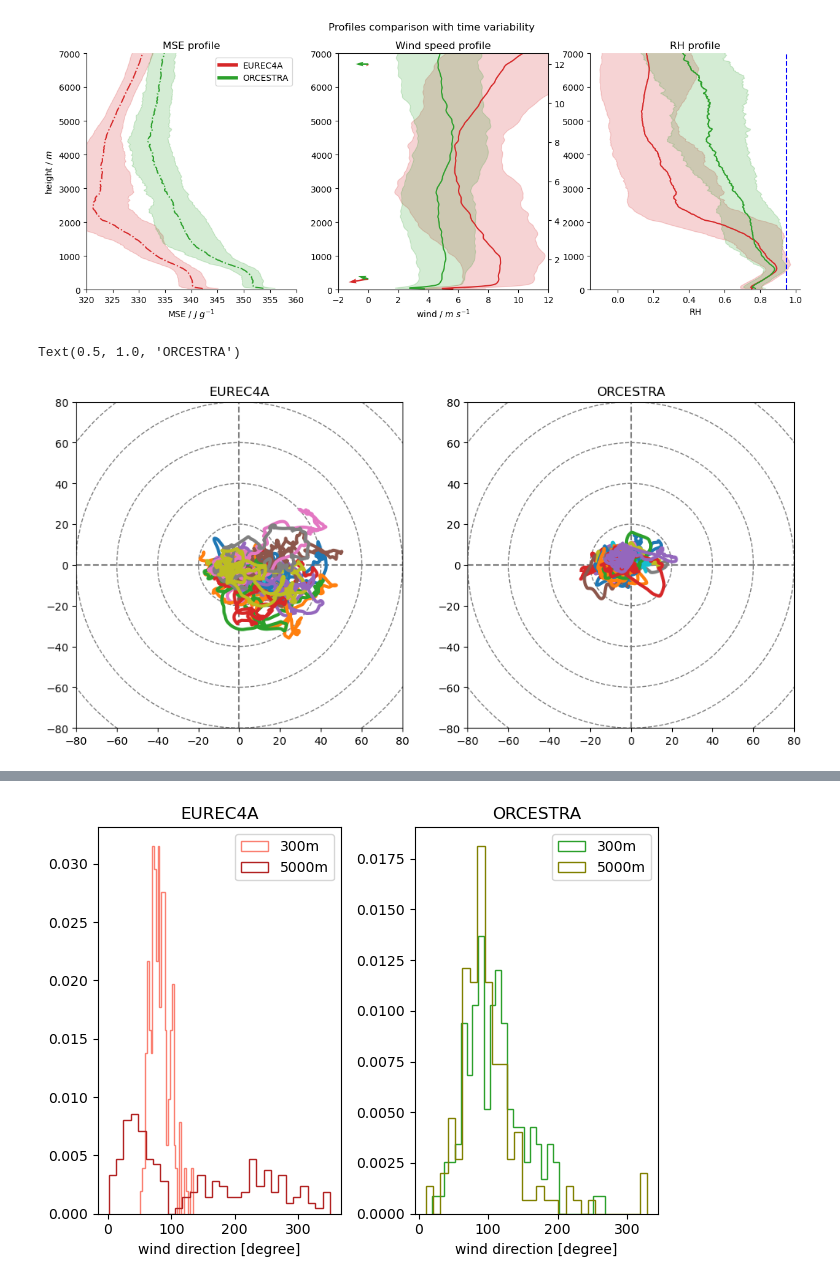
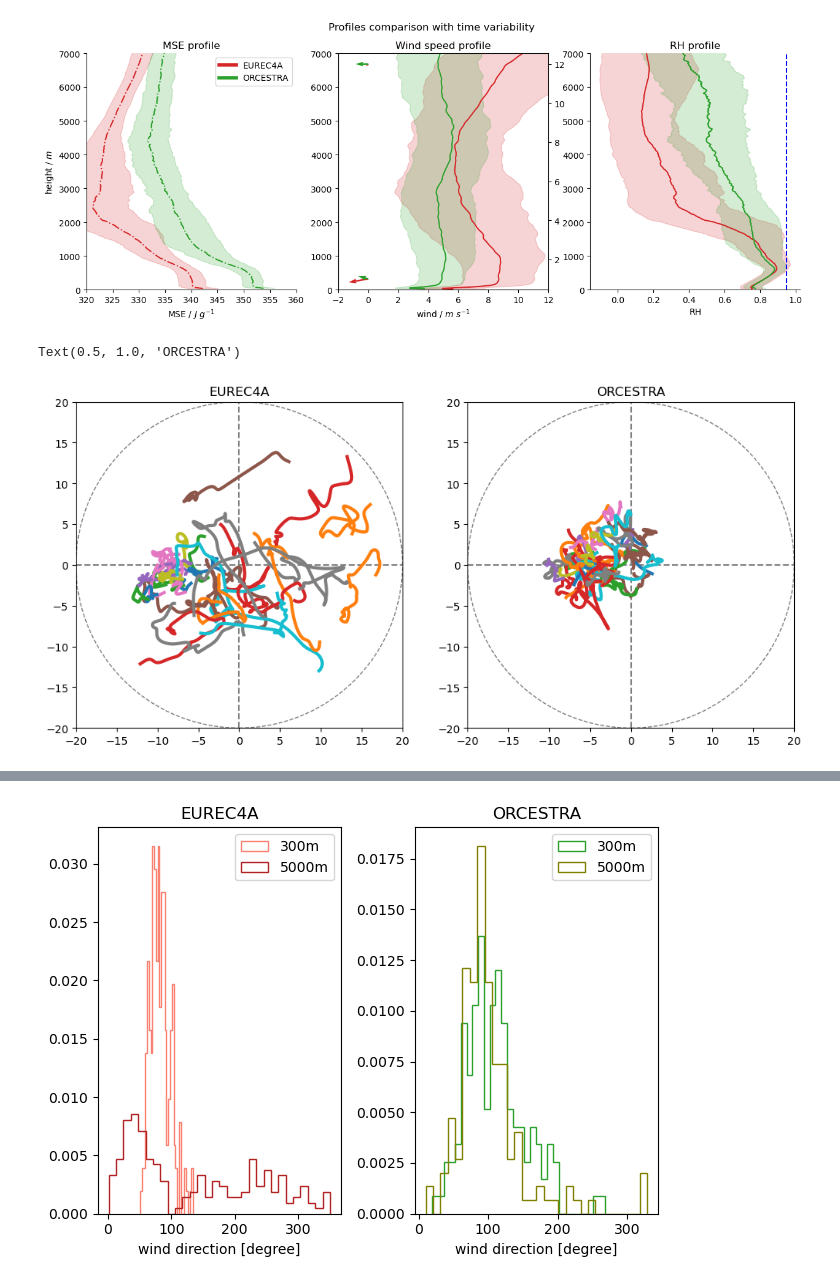
Before and after one commit to meteorologopazzo/BCO_observational, a Jupyter notebook: eurec4a_vs_orcestra_profiles.ipynb, the cells around one changed output, grey strips where cells are left out. Cells and saved outputs as stored; diff of their text form; code cells hidden in the pictures.

```diff
--- a/eurec4a_vs_orcestra_profiles.ipynb
+++ b/eurec4a_vs_orcestra_profiles.ipynb
@@ -311,26 +311,36 @@ for x in ax:
 # %%
 from metpy.plots import Hodograph
 
 fig, ax = plt.subplots(1,2,figsize=(12,12))
 
-h0 = Hodograph(ax[0], component_range=80.)  # create instance
+h0 = Hodograph(ax[0], component_range=20.)  # create instance
 h0.add_grid(increment=20)
 
-h1 = Hodograph(ax[1], component_range=80.)  # create instance
+h1 = Hodograph(ax[1], component_range=20.)  # create instance
 h1.add_grid(increment=20)
 
 for i in range(0,ds_eureca.launch_time.size,10):
-    u = ds_eureca["u"].isel(sounding=i).values
-    v = ds_eureca["v"].isel(sounding=i).values
-    h0.plot(u, v)
+    low_u = ds_eureca["u"].isel(sounding=i).sel(alt=slice(100,1000)).values
+    low_v = ds_eureca["v"].isel(sounding=i).sel(alt=slice(100,1000)).values
+
+    high_u = ds_eureca["u"].isel(sounding=i).sel(alt=slice(5000,7000)).values
+    high_v = ds_eureca["v"].isel(sounding=i).sel(alt=slice(5000,7000)).values
+
+    h0.plot(low_u, low_v)
+    h0.plot(high_u, high_v)
 ax[0].set_title("EUREC4A")
 
 
 for i in range(0, ds_orcestra_bco.launch_time.size, 10):
-    u = ds_orcestra_bco["u"].isel(launch_time=i).values
-    v = ds_orcestra_bco["v"].isel(launch_time=i).values
-    h1.plot(u, v)
+    low_u = ds_orcestra_bco["u"].isel(launch_time=i).sel(height=slice(100,1000)).values
+    low_v = ds_orcestra_bco["v"].isel(launch_time=i).sel(height=slice(100,1000)).values
+
+    high_u = ds_orcestra_bco["u"].isel(launch_time=i).sel(height=slice(5000,7000)).values
+    high_v = ds_orcestra_bco["v"].isel(launch_time=i).sel(height=slice(5000,7000)).values
+
+    h1.plot(low_u, low_v)
+    h1.plot(high_u, high_v)
 ax[1].set_title("ORCESTRA")
 # %% [output]
 Text(0.5, 1.0, 'ORCESTRA')
-[figure, old version]
+[figure, new version]
```
Also changed, not shown: parts of 15 cells of this notebook, 3 other files.
